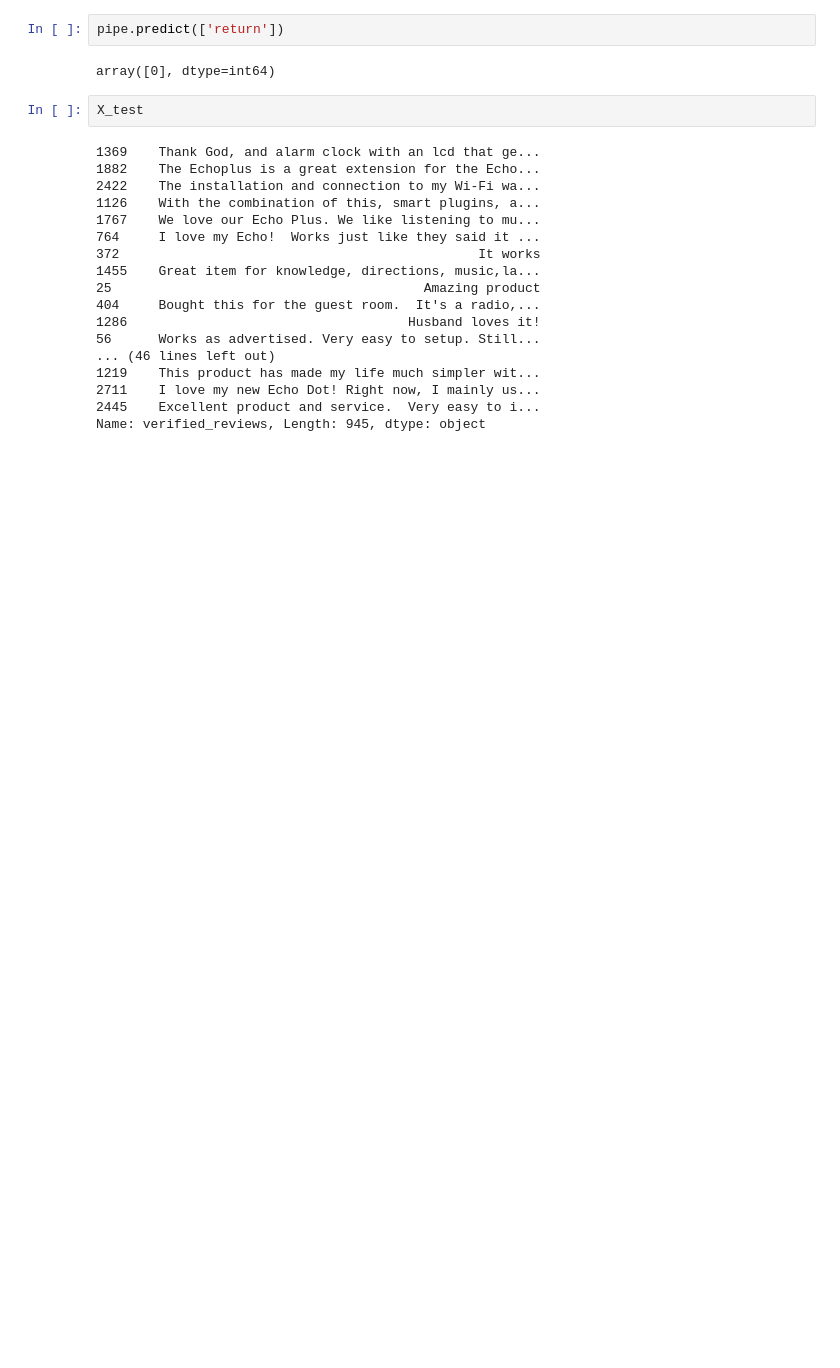
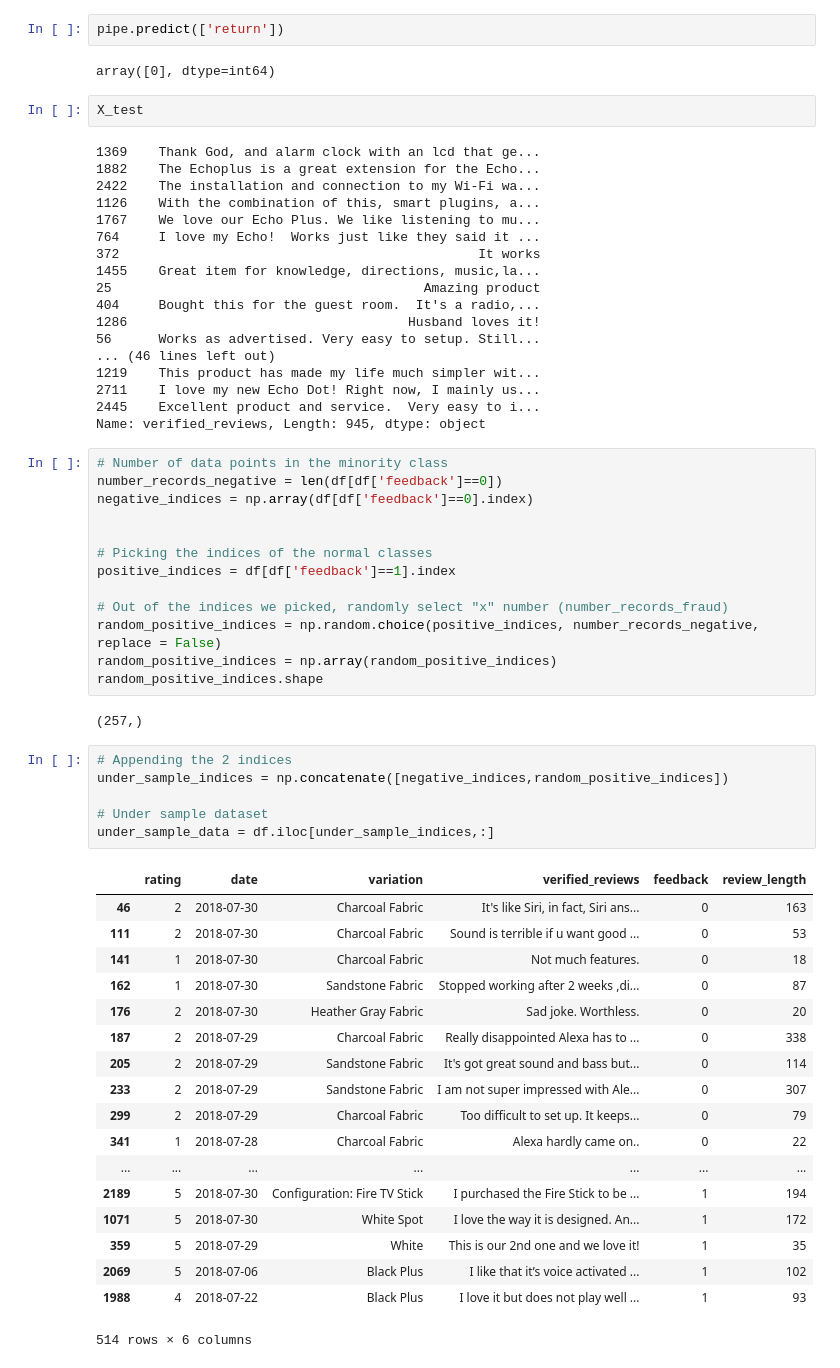
Before and after one commit to ambita20/Amazon_Alexa_Sentiment_Analysis, a Jupyter notebook: SentimentAnalysis.ipynb, the cells around one changed output. Drawn from its saved outputs; the diff is of its cells as text; blank space fills up the shorter version.

```diff
--- a/SentimentAnalysis.ipynb
+++ b/SentimentAnalysis.ipynb
@@ -271,3 +290,43 @@ X_test
 2711    I love my new Echo Dot! Right now, I mainly us...
 2445    Excellent product and service.  Very easy to i...
 Name: verified_reviews, Length: 945, dtype: object
+# %%
+# Number of data points in the minority class
+number_records_negative = len(df[df['feedback']==0])
+negative_indices = np.array(df[df['feedback']==0].index)
+
+
+# Picking the indices of the normal classes
+positive_indices = df[df['feedback']==1].index
+
+# Out of the indices we picked, randomly select "x" number (number_records_fraud)
+random_positive_indices = np.random.choice(positive_indices, number_records_negative, replace = False)
+random_positive_indices = np.array(random_positive_indices)
+random_positive_indices.shape
+# %% [output]
+(257,)
+# %%
+# Appending the 2 indices
+under_sample_indices = np.concatenate([negative_indices,random_positive_indices])
+
+# Under sample dataset
+under_sample_data = df.iloc[under_sample_indices,:]
+# %% [output]
+|  | rating | date | variation | verified_reviews | feedback | review_length |
+| 46 | 2 | 2018-07-30 | Charcoal Fabric | It's like Siri, in fact, Siri ans... | 0 | 163 |
+| 111 | 2 | 2018-07-30 | Charcoal Fabric | Sound is terrible if u want good ... | 0 | 53 |
+| 141 | 1 | 2018-07-30 | Charcoal Fabric | Not much features. | 0 | 18 |
+| 162 | 1 | 2018-07-30 | Sandstone Fabric | Stopped working after 2 weeks ,di... | 0 | 87 |
+| 176 | 2 | 2018-07-30 | Heather Gray Fabric | Sad joke. Worthless. | 0 | 20 |
+| 187 | 2 | 2018-07-29 | Charcoal Fabric | Really disappointed Alexa has to ... | 0 | 338 |
+| 205 | 2 | 2018-07-29 | Sandstone Fabric | It's got great sound and bass but... | 0 | 114 |
+| 233 | 2 | 2018-07-29 | Sandstone Fabric | I am not super impressed with Ale... | 0 | 307 |
+| 299 | 2 | 2018-07-29 | Charcoal Fabric | Too difficult to set up. It keeps... | 0 | 79 |
+| 341 | 1 | 2018-07-28 | Charcoal Fabric | Alexa hardly came on.. | 0 | 22 |
+| ... | ... | ... | ... | ... | ... | ... |
+| 2189 | 5 | 2018-07-30 | Configuration: Fire TV Stick | I purchased the Fire Stick to be ... | 1 | 194 |
+| 1071 | 5 | 2018-07-30 | White Spot | I love the way it is designed. An... | 1 | 172 |
+| 359 | 5 | 2018-07-29 | White | This is our 2nd one and we love it! | 1 | 35 |
+| 2069 | 5 | 2018-07-06 | Black Plus | I like that it’s voice activated ... | 1 | 102 |
+| 1988 | 4 | 2018-07-22 | Black Plus | I love it but does not play well ... | 1 | 93 |
+514 rows × 6 columns
```
Also changed, not shown: parts of 14 cells of this notebook.
